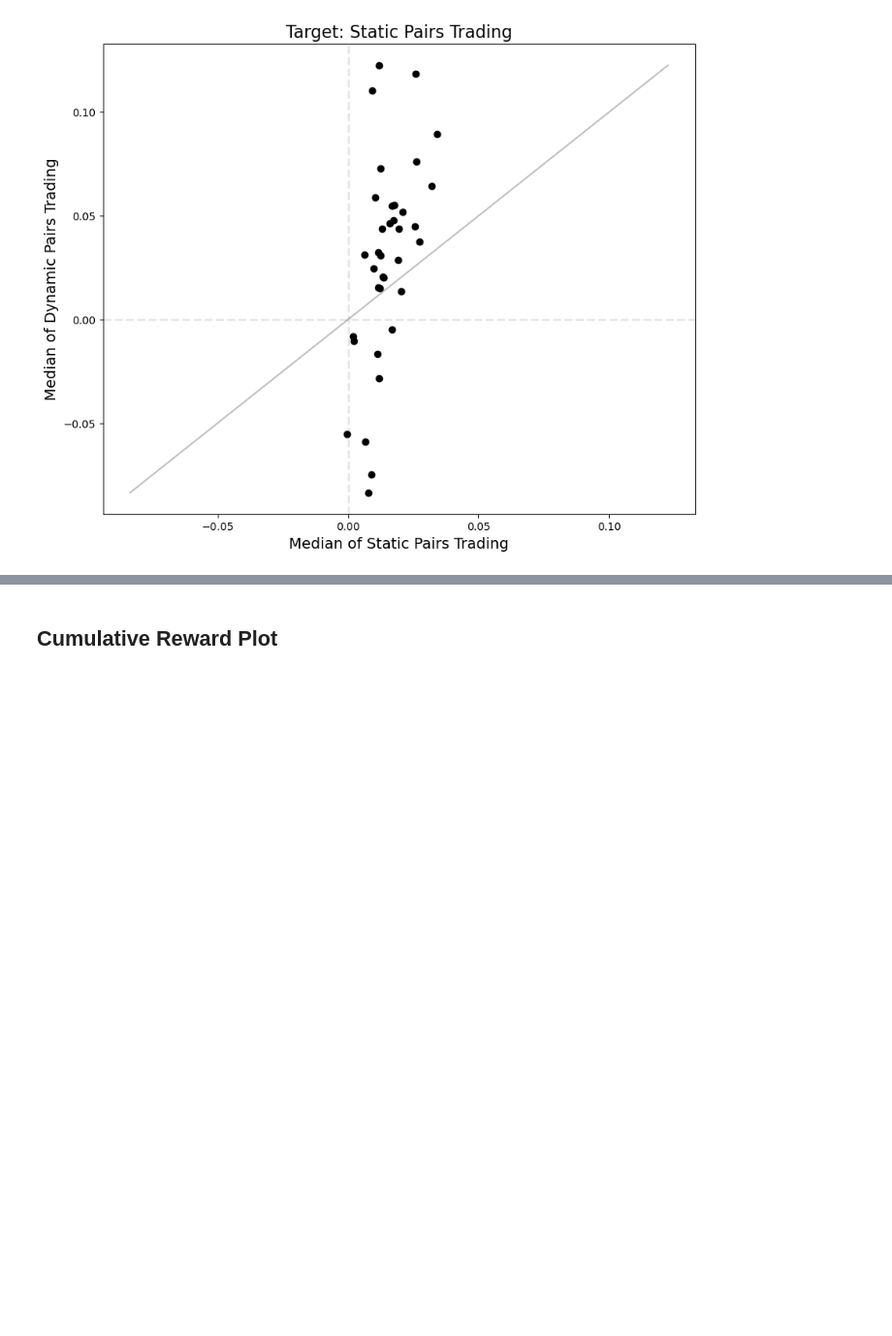
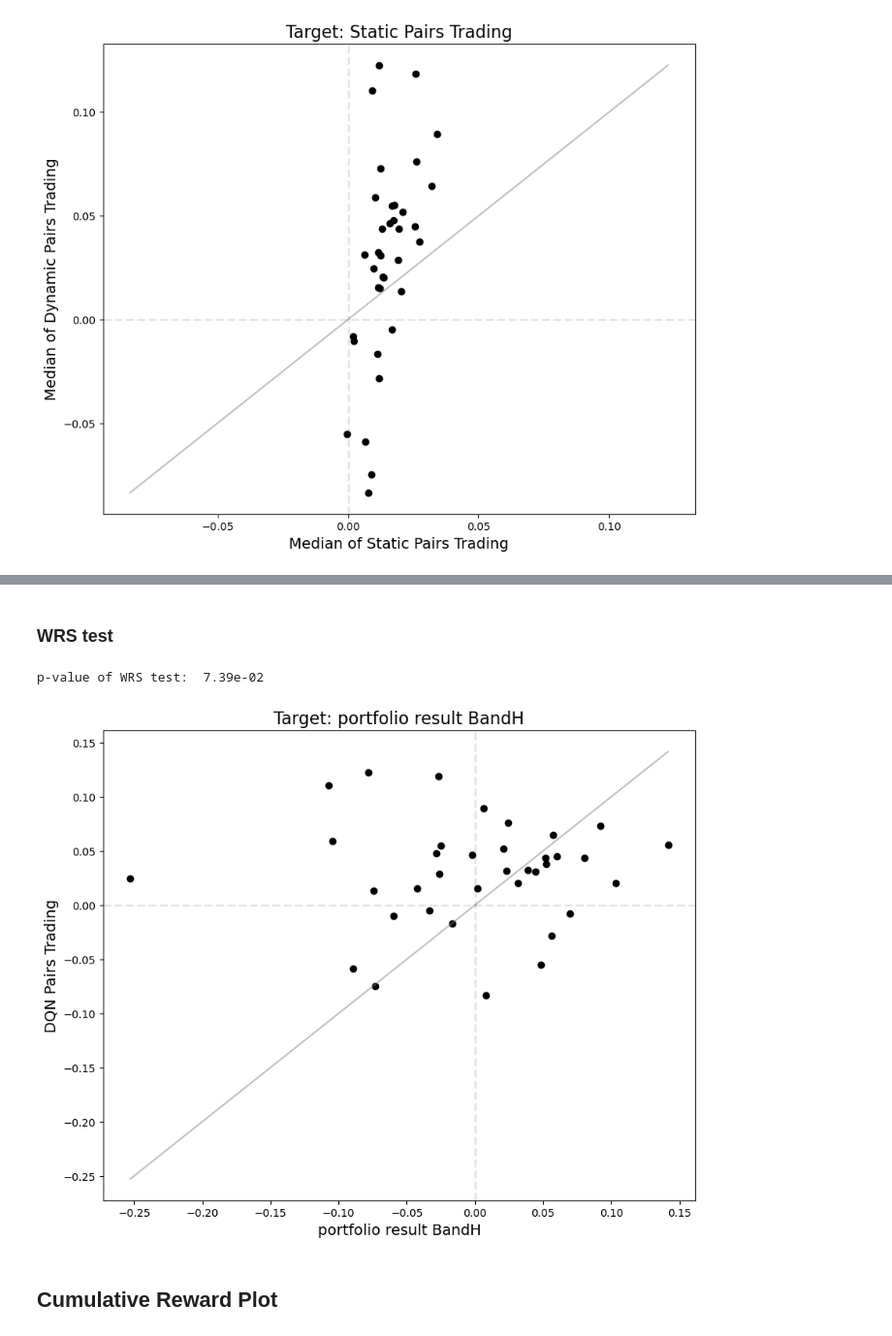
Before and after one commit to DanielHYLai/pairs-trading-with-reinforcement-learning, a Jupyter notebook: pairs-selection/comparison_oos_pairs_reduced.ipynb, the cells around one changed output, grey strips where cells are left out. Shown at 97% size. Drawn from its saved outputs; the diff is of its cells as text; code cells hidden in the pictures; blank space fills up the shorter version.

```diff
--- a/pairs-selection/comparison_oos_pairs_reduced.ipynb
+++ b/pairs-selection/comparison_oos_pairs_reduced.ipynb
@@ -806,0 +930,11 @@ plt.show()
+# %%
+train_reduced_table = {}
+
+for ticker in tickers:
+    target = train_data[train_data["Ticker"] == ticker].copy()
+    temp_result = np.log(target["Close"] / target["Close"].shift(1))
+    train_reduced_table[ticker] = temp_result.dropna().values
+
+train_reduced_table = pd.DataFrame(train_reduced_table)
+train_reduced_table_mu = train_reduced_table.mean().values
+train_reduced_table_cov = train_reduced_table.cov().values
@@ -807,3 +998,38 @@ plt.show()
+# %% [markdown]
+### WRS test
+# %%
+statistic, pvalue = wilcoxon(
+    dqn_result_reward, portfolio_result_BandH, alternative="greater"
+)
+print(f"p-value of WRS test: {pvalue: .2e}")
+# %% [output]
+p-value of WRS test:  7.39e-02
+# %%
+plt.figure(figsize=(10, 8))
+plt.scatter(portfolio_result_BandH, dqn_result_reward, color="black")
+plt.plot(
+    np.linspace(
+        min(min(portfolio_result_BandH), min(dqn_result_reward)),
+        max(max(portfolio_result_BandH), max(dqn_result_reward)),
+        200,
+    ),
+    np.linspace(
+        min(min(portfolio_result_BandH), min(dqn_result_reward)),
+        max(max(portfolio_result_BandH), max(dqn_result_reward)),
+        200,
+    ),
+    color="grey",
+    alpha=0.5,
+)
+plt.axhline(y=0, color="black", linestyle="--", linewidth=2, alpha=0.1)
+plt.axvline(x=0, color="black", linestyle="--", linewidth=2, alpha=0.1)
+plt.xlabel("portfolio result BandH", fontsize=14)
+plt.ylabel("DQN Pairs Trading", fontsize=14)
+plt.title("Target: portfolio result BandH", fontsize=16)
+# plt.savefig(f"{path}/singleAsset_vs_staticPT_BB_WRS.png", dpi=300, bbox_inches="tight")
+plt.show()
+# %% [output]
+[figure, added]
 # %% [markdown]
 ## Cumulative Reward Plot
 # %%
```
Also changed, not shown: parts of 39 cells of this notebook, 4 other files.
